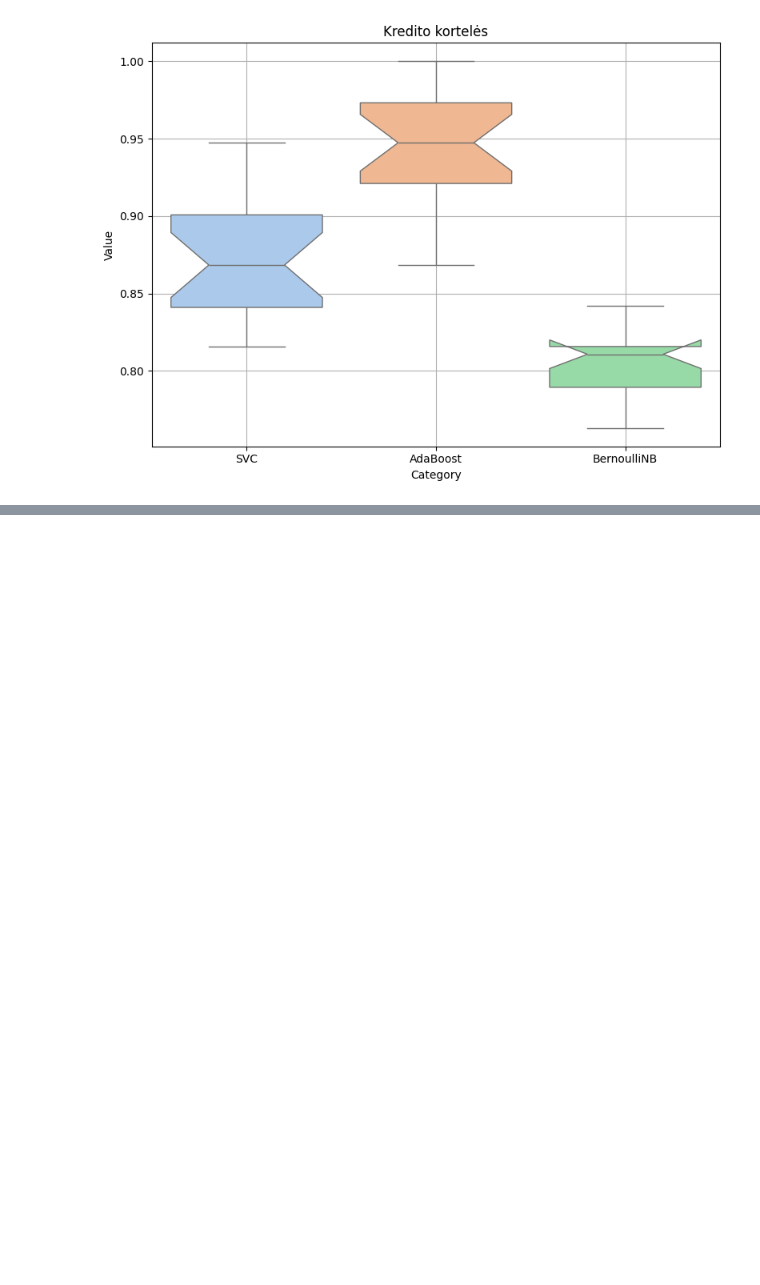
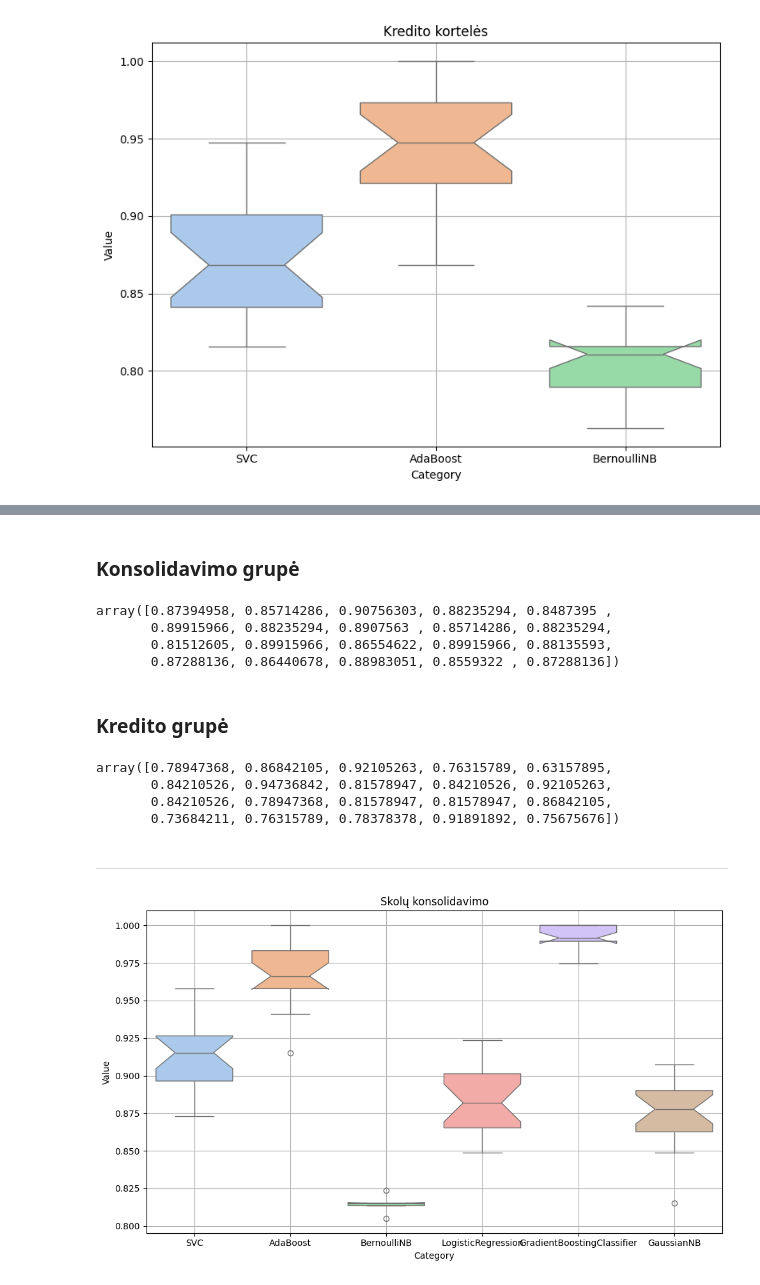
Before and after one commit to EvelinaDu/Papildomi_duomenu_vizualizavimo_skyriai, a Jupyter notebook: 4_laboratorinis/main.ipynb, the cells around one changed output, grey strips where cells are left out. Cells and saved outputs as stored; diff of their text form; code cells hidden in the pictures; blank space fills up the shorter version.

Commit message:
logistic, gradient boosting and gausian nb

```diff
--- a/4_laboratorinis/main.ipynb
+++ b/4_laboratorinis/main.ipynb
@@ -209,0 +217,3 @@ plt.show()
+# %%
+scores_lr_debt = cross_val_score(LogisticRegression(), X_debt, y_debt, cv=cv_strategy, scoring='accuracy')
+scores_lr_debt
@@ -209,0 +239,3 @@ plt.show()
+# %%
+scores_gb_debt = cross_val_score(GradientBoostingClassifier(), X_debt, y_debt, cv=cv_strategy, scoring='accuracy')
+scores_gb_debt
@@ -209,0 +259,37 @@ plt.show()
+# %% [markdown]
+### Konsolidavimo grupė
+# %%
+scores_gnb_debt = cross_val_score(GaussianNB(), X_debt, y_debt, cv=cv_strategy, scoring='accuracy')
+scores_gnb_debt
+# %% [output]
+array([0.87394958, 0.85714286, 0.90756303, 0.88235294, 0.8487395 ,
+       0.89915966, 0.88235294, 0.8907563 , 0.85714286, 0.88235294,
+       0.81512605, 0.89915966, 0.86554622, 0.89915966, 0.88135593,
+       0.87288136, 0.86440678, 0.88983051, 0.8559322 , 0.87288136])
+# %% [markdown]
+### Kredito grupė
+# %%
+scores_gnb_credit = cross_val_score(GaussianNB(), X_credit, y_credit, cv=cv_strategy, scoring='accuracy')
+scores_gnb_credit
+# %% [output]
+array([0.78947368, 0.86842105, 0.92105263, 0.76315789, 0.63157895,
+       0.84210526, 0.94736842, 0.81578947, 0.84210526, 0.92105263,
+       0.84210526, 0.78947368, 0.81578947, 0.81578947, 0.86842105,
+       0.73684211, 0.76315789, 0.78378378, 0.91891892, 0.75675676])
+# %% [markdown]
+----
+# %%
+df = pd.DataFrame({
+    'Category': ['SVC']*20 + ['AdaBoost']*20 + ['BernoulliNB']*20 + ['LogisticRegression']*20 + ['GradientBoostingClassifier']*20+['GaussianNB']*20,
+    'Value': np.concatenate([scores_svc_debt, scores_AdaBoost_debt, scores_BernoulliNB_debt, scores_lr_debt, scores_gb_debt, scores_gnb_debt])
+})
+
+plt.figure(figsize=(10, 6))
+sns.boxplot(x='Category', y='Value', data=df, notch=True, palette="pastel", hue='Category')
+plt.title("Skolų konsolidavimo")
+plt.grid()
+plt.tight_layout()
+
+plt.show()
+# %% [output]
+[figure, added]
```
Also changed, not shown: parts of 13 cells of this notebook.
